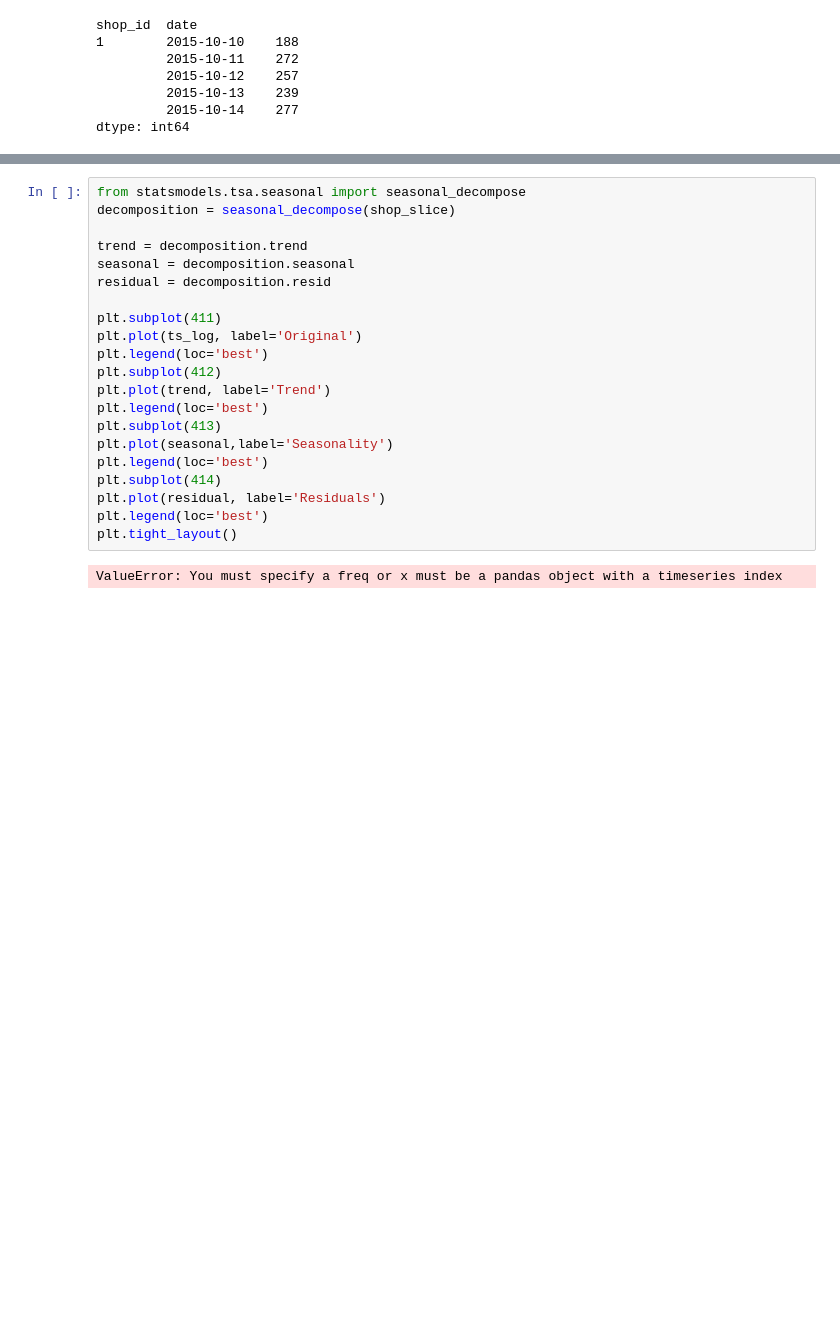
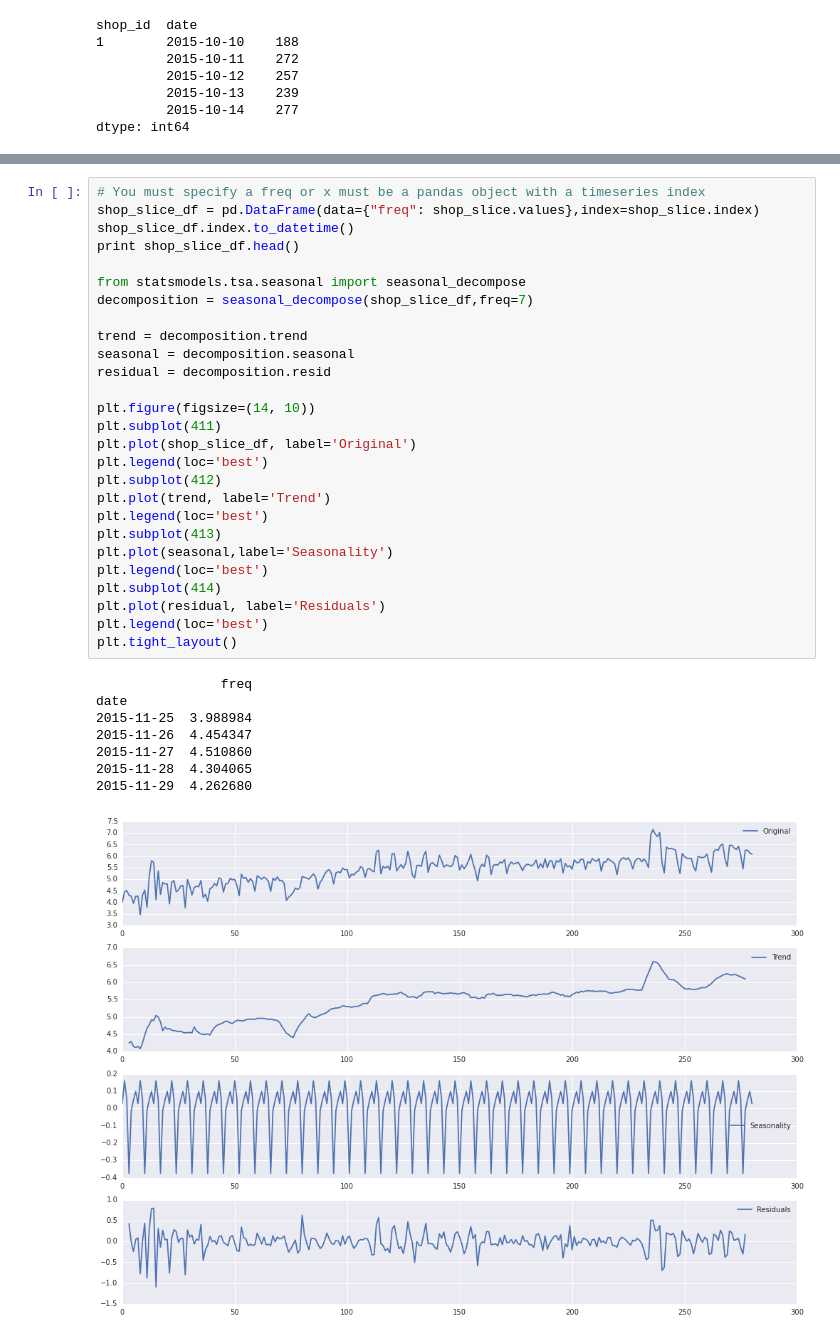
Before and after one commit to LuyiTian/tianchi2017, a Jupyter notebook: play_data/play_data_ipy.ipynb, the cells around one changed output, grey strips where cells are left out. Saved outputs shown, nothing was run; the diff lists cells and outputs as text; blank space fills up the shorter version.

Commit message:
update play_data

```diff
--- a/play_data/play_data_ipy.ipynb
+++ b/play_data/play_data_ipy.ipynb
@@ -62,23 +106,36 @@ shop_slice_diff1.plot()
 # %%
+# You must specify a freq or x must be a pandas object with a timeseries index
+shop_slice_df = pd.DataFrame(data={"freq": shop_slice.values},index=shop_slice.index)
+shop_slice_df.index.to_datetime()
+print shop_slice_df.head()
+
 from statsmodels.tsa.seasonal import seasonal_decompose
-decomposition = seasonal_decompose(shop_slice)
+decomposition = seasonal_decompose(shop_slice_df,freq=7)
 
 trend = decomposition.trend
 seasonal = decomposition.seasonal
 residual = decomposition.resid
 
+plt.figure(figsize=(14, 10))
 plt.subplot(411)
-plt.plot(ts_log, label='Original')
+plt.plot(shop_slice_df, label='Original')
 plt.legend(loc='best')
 plt.subplot(412)
 plt.plot(trend, label='Trend')
 plt.legend(loc='best')
 plt.subplot(413)
 plt.plot(seasonal,label='Seasonality')
 plt.legend(loc='best')
 plt.subplot(414)
 plt.plot(residual, label='Residuals')
 plt.legend(loc='best')
 plt.tight_layout()
 # %% [output]
-ValueError: You must specify a freq or x must be a pandas object with a timeseries index
+                freq
+date
+2015-11-25  3.988984
+2015-11-26  4.454347
+2015-11-27  4.510860
+2015-11-28  4.304065
+2015-11-29  4.262680
+[figure, added]
```
Also changed, not shown: parts of 14 cells of this notebook.
